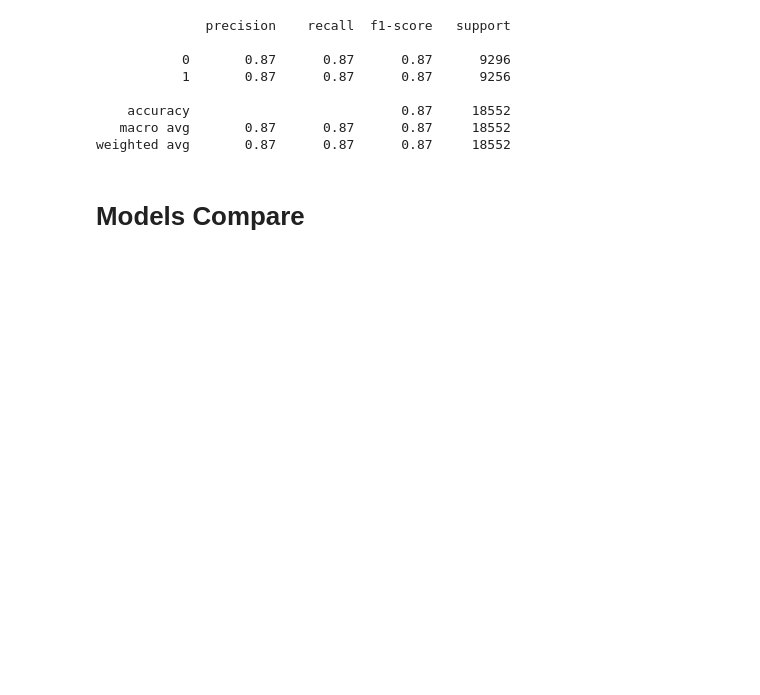
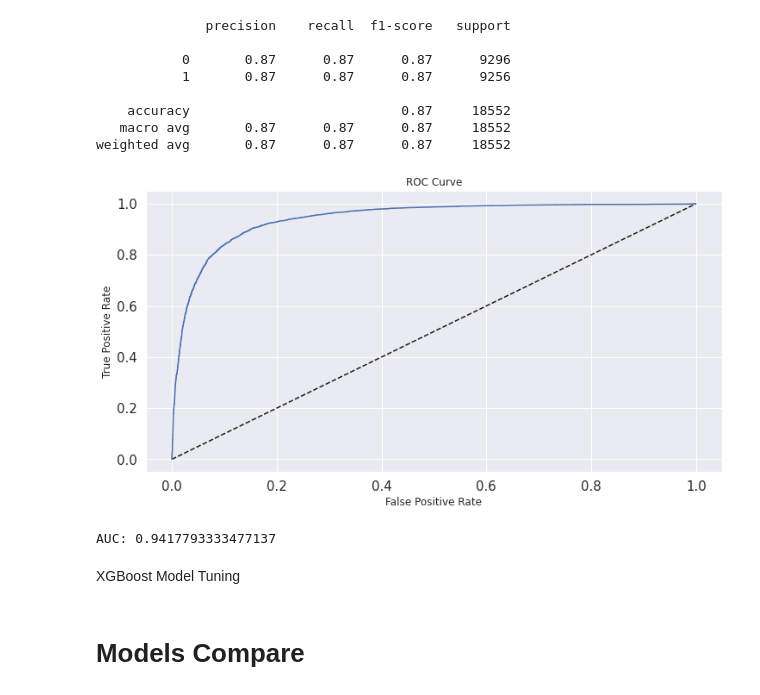
Before and after one commit to pascale25/9CGCgdvlOR8EY9Iq, a Jupyter notebook: Term_Deposit_Marketing.ipynb, the cells around one changed output. Cells and saved outputs as stored; diff of their text form; code cells hidden in the pictures; blank space fills up the shorter version.

```diff
--- a/Term_Deposit_Marketing.ipynb
+++ b/Term_Deposit_Marketing.ipynb
@@ -2284,7 +2524,7 @@ def model_tune_log(model, model_name):
 # %%
 #model_tune_log(Log_reg_GS, 'Log_reg_Tune')
 # %%
-model_tune = Log_reg_GS.best_estimator_
+model_tunee = Log_reg_GS.best_estimator_
 y_pred = Log_reg_GS.predict(X_test)
 report = classification_report(y_test, y_pred)
 print(report)
@@ -2307,6 +2547,13 @@ F1_score[model_name]= f1_score(y_test, y_pred, average="weighted")
 Precision_score[model_name]= precision_score(y_test, y_pred, average="weighted")
 Recall_score[model_name] = recall_score(y_test, y_pred, average="weighted")
 AUC[model_name] = roc_auc_score(y_test, y_pred_prob)
+# %%
+plot_roc_curve(model_tune)
+# %% [output]
+[figure, added]
+AUC: 0.9417793333477137
+# %% [markdown]
+XGBoost Model Tuning
 # %% [markdown]
 # Models Compare
 # %%
```
Also changed, not shown: parts of 28 cells of this notebook.
